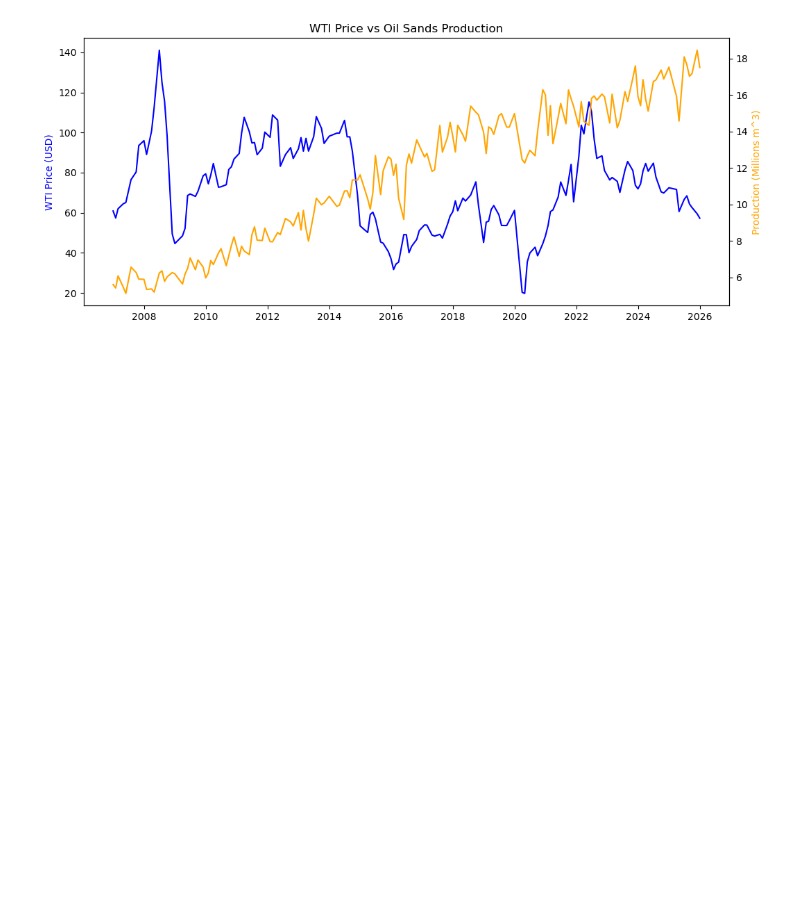
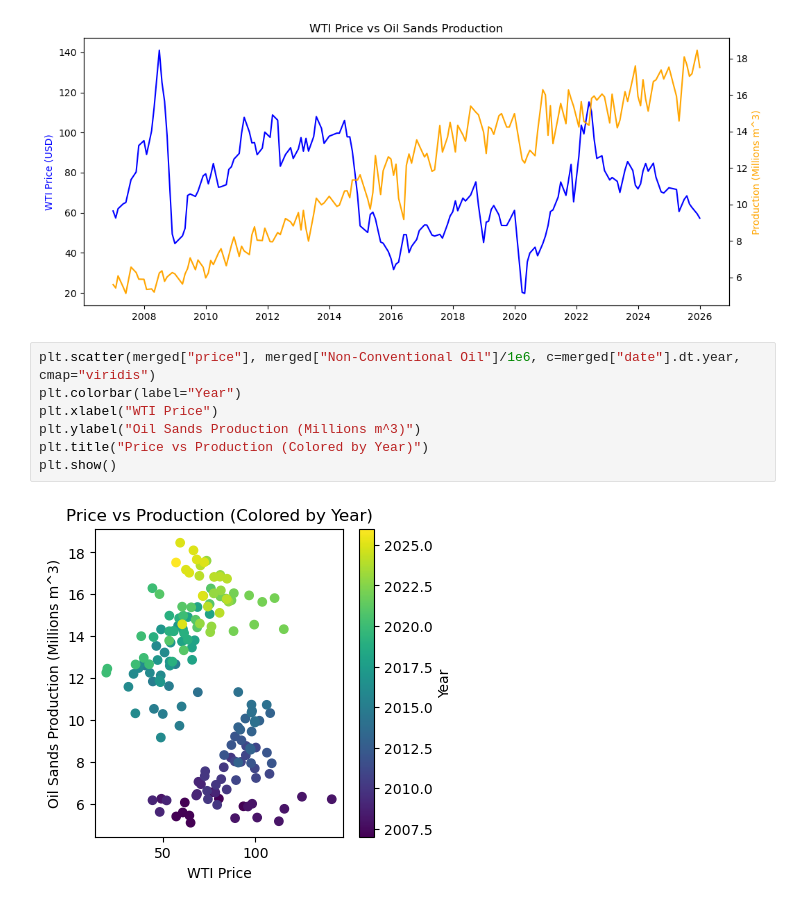
Before and after one commit to Frank-J1/oil-sands-repository, a Jupyter notebook: 01_exploratory_analysis.ipynb, the cells around one changed output. Drawn from its saved outputs; the diff is of its cells as text; blank space fills up the shorter version.

Commit message:
added scatter plot to see relationship

```diff
--- a/01_exploratory_analysis.ipynb
+++ b/01_exploratory_analysis.ipynb
@@ -190,3 +190,12 @@ plt.title("WTI Price vs Oil Sands Production")
 plt.show()
 # %% [output]
 [figure]
+# %%
+plt.scatter(merged["price"], merged["Non-Conventional Oil"]/1e6, c=merged["date"].dt.year, cmap="viridis")
+plt.colorbar(label="Year")
+plt.xlabel("WTI Price")
+plt.ylabel("Oil Sands Production (Millions m^3)")
+plt.title("Price vs Production (Colored by Year)")
+plt.show()
+# %% [output]
+[figure, added]
```
